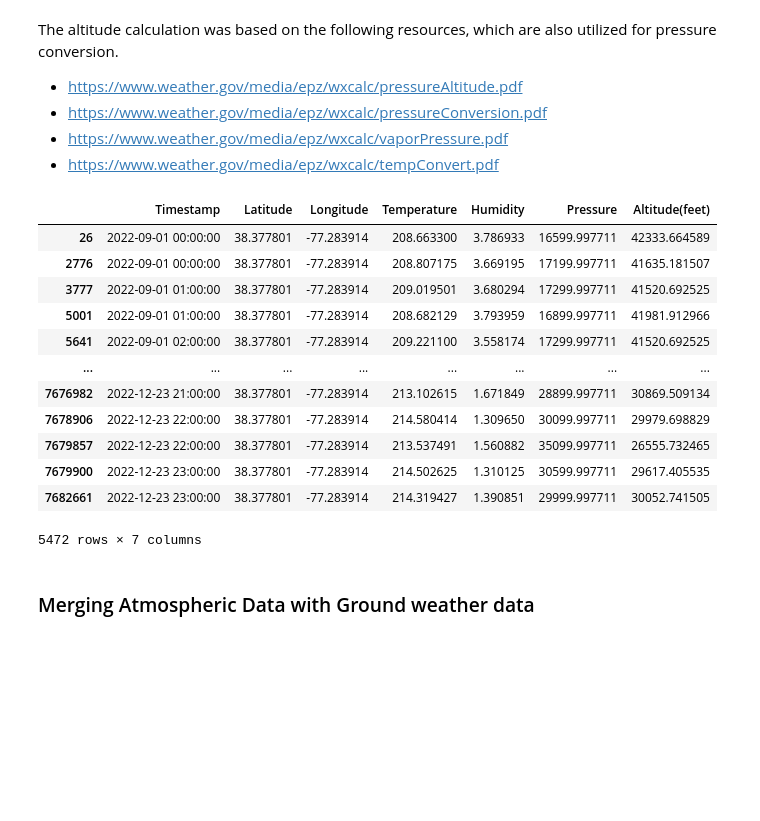
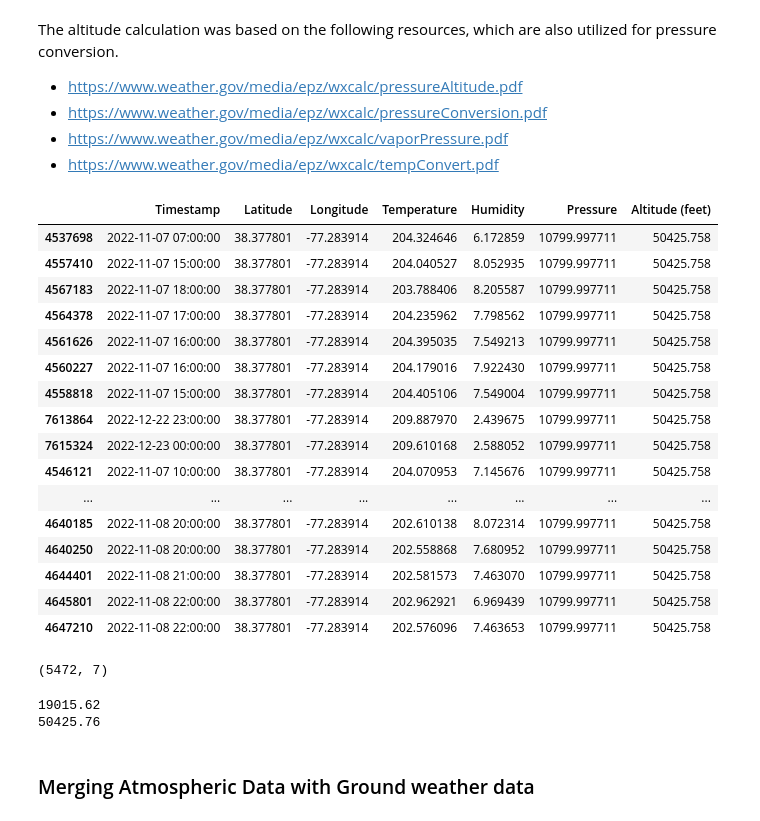
Before and after one commit to Fraolabebe/Team-SkySci-Analytics, a Jupyter notebook: Atmospheric Data Scraper/RAP Atmospheric Data Transformation.ipynb, the cells around one changed output. Cells and saved outputs as stored; diff of their text form; code cells hidden in the pictures; blank space fills up the shorter version.

Commit message:
Data Exploration and Visualization

```diff
--- a/Atmospheric Data Scraper/RAP Atmospheric Data Transformation.ipynb
+++ b/Atmospheric Data Scraper/RAP Atmospheric Data Transformation.ipynb
@@ -74,23 +75,37 @@ The altitude calculation was based on the following resources, which are also ut
 # %%
 def calculate_altitude(Pressure):
     altitude = (1 - ((Pressure/100) / 1013.25) ** 0.190284) * 145366.45  #  divide presssure 100 to convert it from Pascal to hpa
-    return altitude
+    return round(altitude, 3)
 selected_data.loc[:, 'Altitude (feet)'] = calculate_altitude(selected_data['Pressure'])
-selected_data
+selected_data.sort_values('Altitude (feet)', ascending=False).head(30)
 # %% [output]
-|  | Timestamp | Latitude | Longitude | Temperature | Humidity | Pressure | Altitude(feet) |
-| 26 | 2022-09-01 00:00:00 | 38.377801 | -77.283914 | 208.663300 | 3.786933 | 16599.997711 | 42333.664589 |
-| 2776 | 2022-09-01 00:00:00 | 38.377801 | -77.283914 | 208.807175 | 3.669195 | 17199.997711 | 41635.181507 |
-| 3777 | 2022-09-01 01:00:00 | 38.377801 | -77.283914 | 209.019501 | 3.680294 | 17299.997711 | 41520.692525 |
-| 5001 | 2022-09-01 01:00:00 | 38.377801 | -77.283914 | 208.682129 | 3.793959 | 16899.997711 | 41981.912966 |
-| 5641 | 2022-09-01 02:00:00 | 38.377801 | -77.283914 | 209.221100 | 3.558174 | 17299.997711 | 41520.692525 |
+|  | Timestamp | Latitude | Longitude | Temperature | Humidity | Pressure | Altitude (feet) |
+| 4537698 | 2022-11-07 07:00:00 | 38.377801 | -77.283914 | 204.324646 | 6.172859 | 10799.997711 | 50425.758 |
+| 4557410 | 2022-11-07 15:00:00 | 38.377801 | -77.283914 | 204.040527 | 8.052935 | 10799.997711 | 50425.758 |
+| 4567183 | 2022-11-07 18:00:00 | 38.377801 | -77.283914 | 203.788406 | 8.205587 | 10799.997711 | 50425.758 |
+| 4564378 | 2022-11-07 17:00:00 | 38.377801 | -77.283914 | 204.235962 | 7.798562 | 10799.997711 | 50425.758 |
+| 4561626 | 2022-11-07 16:00:00 | 38.377801 | -77.283914 | 204.395035 | 7.549213 | 10799.997711 | 50425.758 |
+| 4560227 | 2022-11-07 16:00:00 | 38.377801 | -77.283914 | 204.179016 | 7.922430 | 10799.997711 | 50425.758 |
+| 4558818 | 2022-11-07 15:00:00 | 38.377801 | -77.283914 | 204.405106 | 7.549004 | 10799.997711 | 50425.758 |
+| 7613864 | 2022-12-22 23:00:00 | 38.377801 | -77.283914 | 209.887970 | 2.439675 | 10799.997711 | 50425.758 |
+| 7615324 | 2022-12-23 00:00:00 | 38.377801 | -77.283914 | 209.610168 | 2.588052 | 10799.997711 | 50425.758 |
+| 4546121 | 2022-11-07 10:00:00 | 38.377801 | -77.283914 | 204.070953 | 7.145676 | 10799.997711 | 50425.758 |
 | ... | ... | ... | ... | ... | ... | ... | ... |
-| 7676982 | 2022-12-23 21:00:00 | 38.377801 | -77.283914 | 213.102615 | 1.671849 | 28899.997711 | 30869.509134 |
-| 7678906 | 2022-12-23 22:00:00 | 38.377801 | -77.283914 | 214.580414 | 1.309650 | 30099.997711 | 29979.698829 |
-| 7679857 | 2022-12-23 22:00:00 | 38.377801 | -77.283914 | 213.537491 | 1.560882 | 35099.997711 | 26555.732465 |
-| 7679900 | 2022-12-23 23:00:00 | 38.377801 | -77.283914 | 214.502625 | 1.310125 | 30599.997711 | 29617.405535 |
-| 7682661 | 2022-12-23 23:00:00 | 38.377801 | -77.283914 | 214.319427 | 1.390851 | 29999.997711 | 30052.741505 |
+| 4640185 | 2022-11-08 20:00:00 | 38.377801 | -77.283914 | 202.610138 | 8.072314 | 10799.997711 | 50425.758 |
+| 4640250 | 2022-11-08 20:00:00 | 38.377801 | -77.283914 | 202.558868 | 7.680952 | 10799.997711 | 50425.758 |
+| 4644401 | 2022-11-08 21:00:00 | 38.377801 | -77.283914 | 202.581573 | 7.463070 | 10799.997711 | 50425.758 |
+| 4645801 | 2022-11-08 22:00:00 | 38.377801 | -77.283914 | 202.962921 | 6.969439 | 10799.997711 | 50425.758 |
+| 4647210 | 2022-11-08 22:00:00 | 38.377801 | -77.283914 | 202.576096 | 7.463653 | 10799.997711 | 50425.758 |
-5472 rows × 7 columns
+# %%
+selected_data.shape
+# %% [output]
+(5472, 7)
+# %%
+print( round(min(selected_data['Altitude (feet)']),2))
+print( round(max(selected_data['Altitude (feet)']),2))
+# %% [output]
+19015.62
+50425.76
 # %% [markdown]
 ### Merging Atmospheric Data with Ground weather data
 # %%
```
Also changed, not shown: parts of 24 cells of this notebook.
